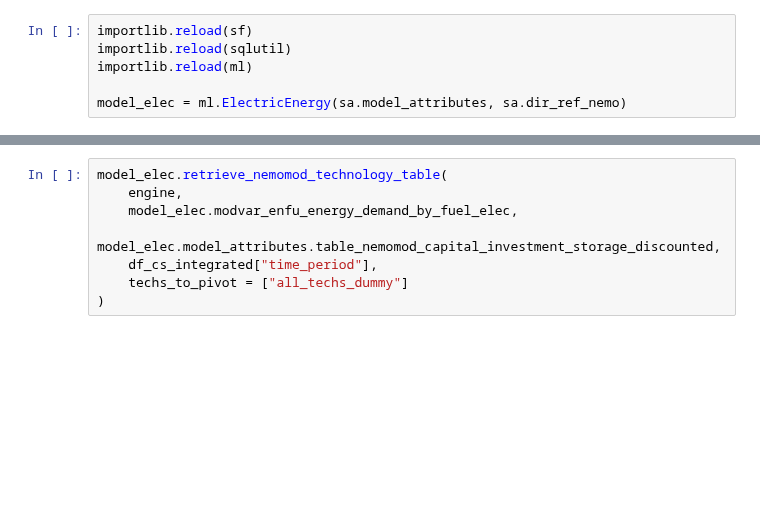
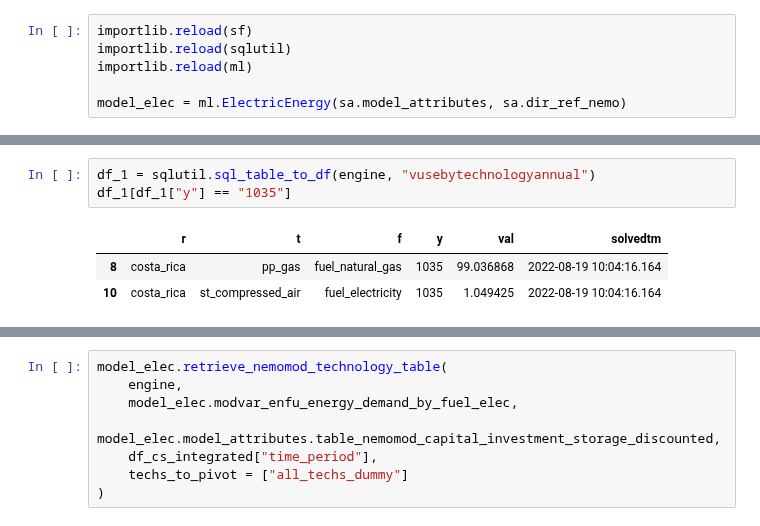
Before and after one commit to jarojasag/lac_decarbonization, a Jupyter notebook: python/build_electricity_and_nemomod_connection.ipynb, the cells around one changed output, grey strips where cells are left out. Drawn from its saved outputs; the diff is of its cells as text; blank space fills up the shorter version.

```diff
--- a/python/build_electricity_and_nemomod_connection.ipynb
+++ b/python/build_electricity_and_nemomod_connection.ipynb
@@ -252,0 +197,7 @@ df1[df1["t"] == "pp_oil"]
+# %%
+df_1 = sqlutil.sql_table_to_df(engine, "vusebytechnologyannual")
+df_1[df_1["y"] == "1035"]
+# %% [output]
+|  | r | t | f | y | val | solvedtm |
+| 8 | costa_rica | pp_gas | fuel_natural_gas | 1035 | 99.036868 | 2022-08-19 10:04:16.164 |
+| 10 | costa_rica | st_compressed_air | fuel_electricity | 1035 | 1.049425 | 2022-08-19 10:04:16.164 |
```
Also changed, not shown: parts of 41 cells of this notebook, 23 other files.
